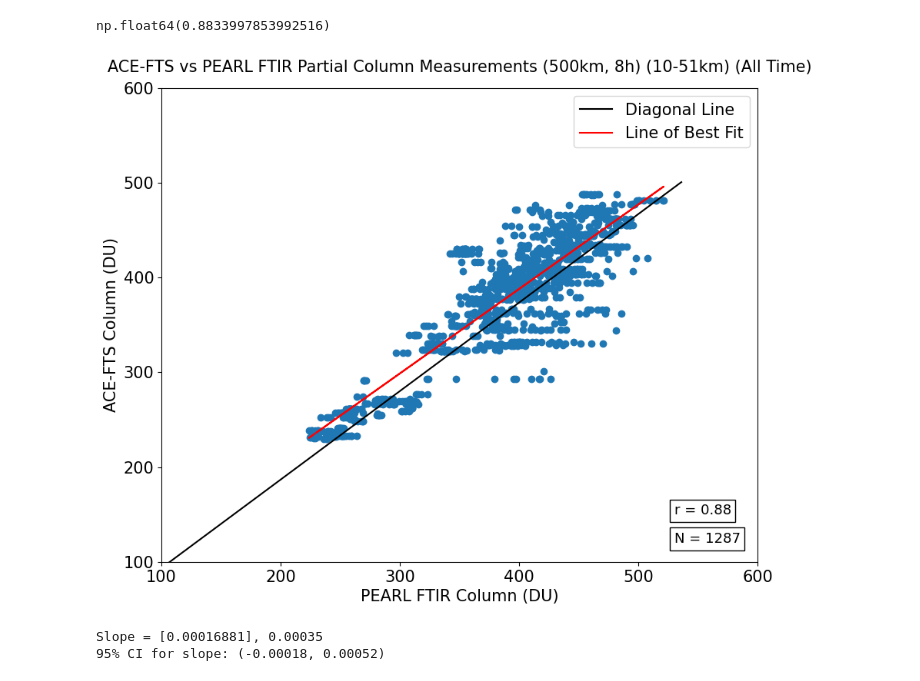
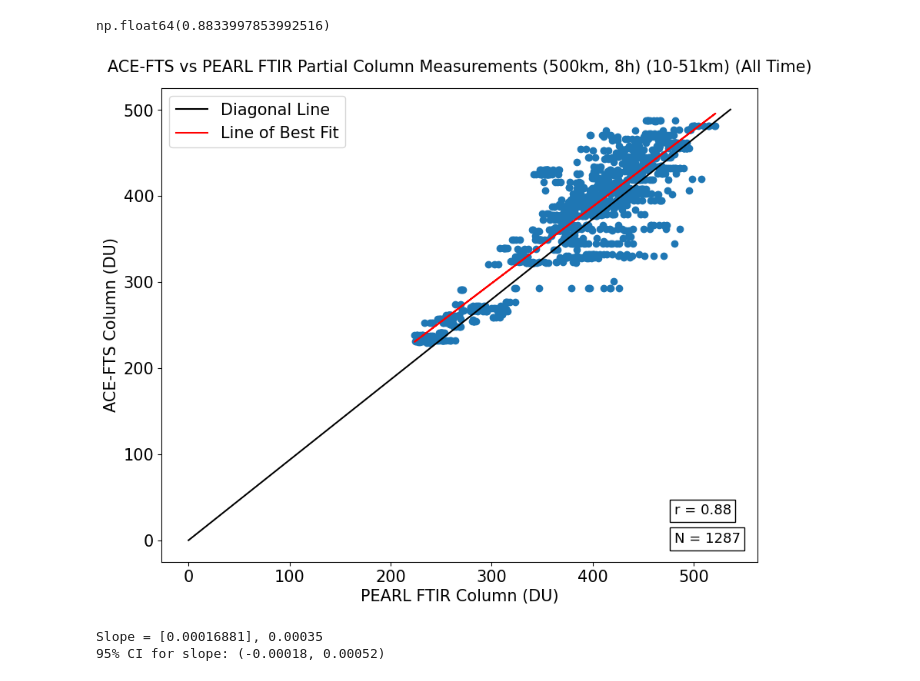
Before and after one commit to Sallamsaka/ozone-measurement-comparison, a Jupyter notebook: O3_ANALYSIS/COLUMN_COMPARISONS/pearl_ftir ace-fts column comparisons.ipynb, the cells around one changed output. Saved outputs shown, nothing was run; the diff lists cells and outputs as text; code cells hidden in the pictures.

```diff
--- a/O3_ANALYSIS/COLUMN_COMPARISONS/pearl_ftir ace-fts column comparisons.ipynb
+++ b/O3_ANALYSIS/COLUMN_COMPARISONS/pearl_ftir ace-fts column comparisons.ipynb
@@ -264,36 +264,34 @@ np.float64(0.8833997853992516)
 # %%
 plt.figure(figsize=(10,8))
 plt.scatter(o3P_coincidences, o3A_coincidences, color = "C0")
 plt.xlabel("PEARL FTIR Column (DU)")
 plt.ylabel("ACE-FTS Column (DU)")
 
 plt.title("ACE-FTS vs PEARL FTIR Partial Column Measurements" + f" ({MAX_DIST_KM}" + "km," + " " + f"{TIME_TOL_HOURS}" + "h)" + f" ({int(ALT_MIN - 0.5)}-{int(ALT_MAX + 0.5)}km)" + " (All Time)", fontdict = {'fontsize': 15}, pad=15)
 xlims = plt.xlim()
 ylims = plt.ylim()
 plt.plot([0, xlims[1]], [0, ylims[1]], color = "black", label = "Diagonal Line")
 
 mask = np.isfinite(o3A_coincidences) & np.isfinite(o3P_coincidences)
 o3L_coincidences_nonan = o3A_coincidences[mask]
 o3S_coincidences_nonan = o3P_coincidences[mask]
 
 slope, intercept = np.polyfit(o3S_coincidences_nonan, o3L_coincidences_nonan, 1)
 line = slope * o3P_coincidences + intercept
 plt.plot(o3P_coincidences, line, color = "red", label = "Line of Best Fit")
-plt.xlim(100, 600)
-plt.ylim(100, 600)
 
 plt.legend()
 
 fig = plt.gcf()
 axes = plt.gca()
 
 plt.text(0.860, 0.04, f"N = {len(o3A_coincidences)}", fontsize=13, transform=axes.transAxes, bbox=dict(facecolor=None, edgecolor='black', fill = False))
 plt.text(0.860, 0.10, f"r = {summing:.2f}", fontsize=13, transform=axes.transAxes, bbox=dict(facecolor=None, edgecolor='black', fill = False))
 
 title = axes.get_title()
 fig.savefig(title, bbox_inches="tight")
 # %% [output]
-[figure, old version]
+[figure, new version]
 # %%
 import matplotlib.dates as mdates
 import pandas as pd
```
Also changed, not shown: parts of 2 cells of this notebook, 3 other files.
